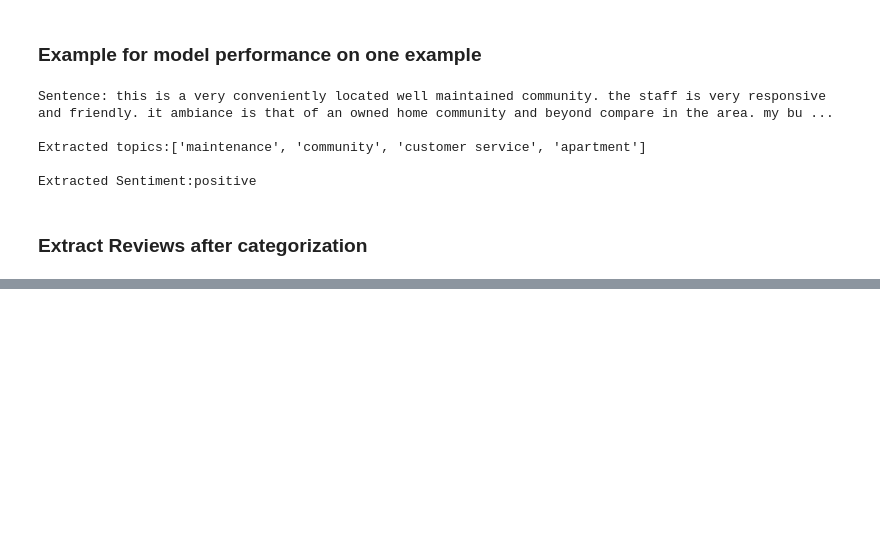
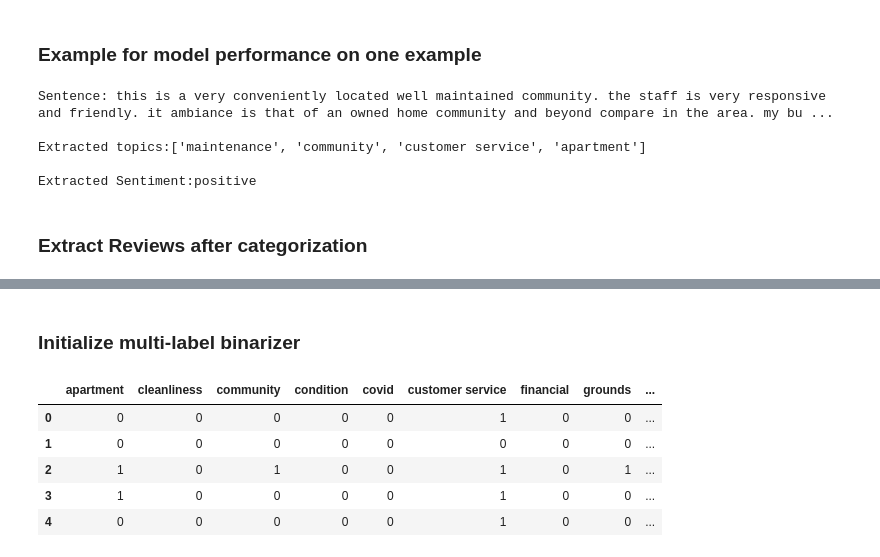
Before and after one commit to OmarFarag95/insights-from-unstructured-reviews, a Jupyter notebook: insights_modelling_notebook.ipynb, the cells around one changed output, grey strips where cells are left out. Cells and saved outputs as stored; diff of their text form; code cells hidden in the pictures; blank space fills up the shorter version.

```diff
--- a/insights_modelling_notebook.ipynb
+++ b/insights_modelling_notebook.ipynb
@@ -147,0 +165,2 @@ filtered_data.to_csv("reviews_categorized.csv")
+# %% [markdown]
+### Initialize multi-label binarizer
@@ -147,0 +172,9 @@ filtered_data.to_csv("reviews_categorized.csv")
+# %%
+binary_labels.head()
+# %% [output]
+|  | apartment | cleanliness | community | condition | covid | customer service | financial | grounds | ... |
+| 0 | 0 | 0 | 0 | 0 | 0 | 1 | 0 | 0 | ... |
+| 1 | 0 | 0 | 0 | 0 | 0 | 0 | 0 | 0 | ... |
+| 2 | 1 | 0 | 1 | 0 | 0 | 1 | 0 | 1 | ... |
+| 3 | 1 | 0 | 0 | 0 | 0 | 1 | 0 | 0 | ... |
+| 4 | 0 | 0 | 0 | 0 | 0 | 1 | 0 | 0 | ... |
```
Also changed, not shown: parts of 12 cells of this notebook.
